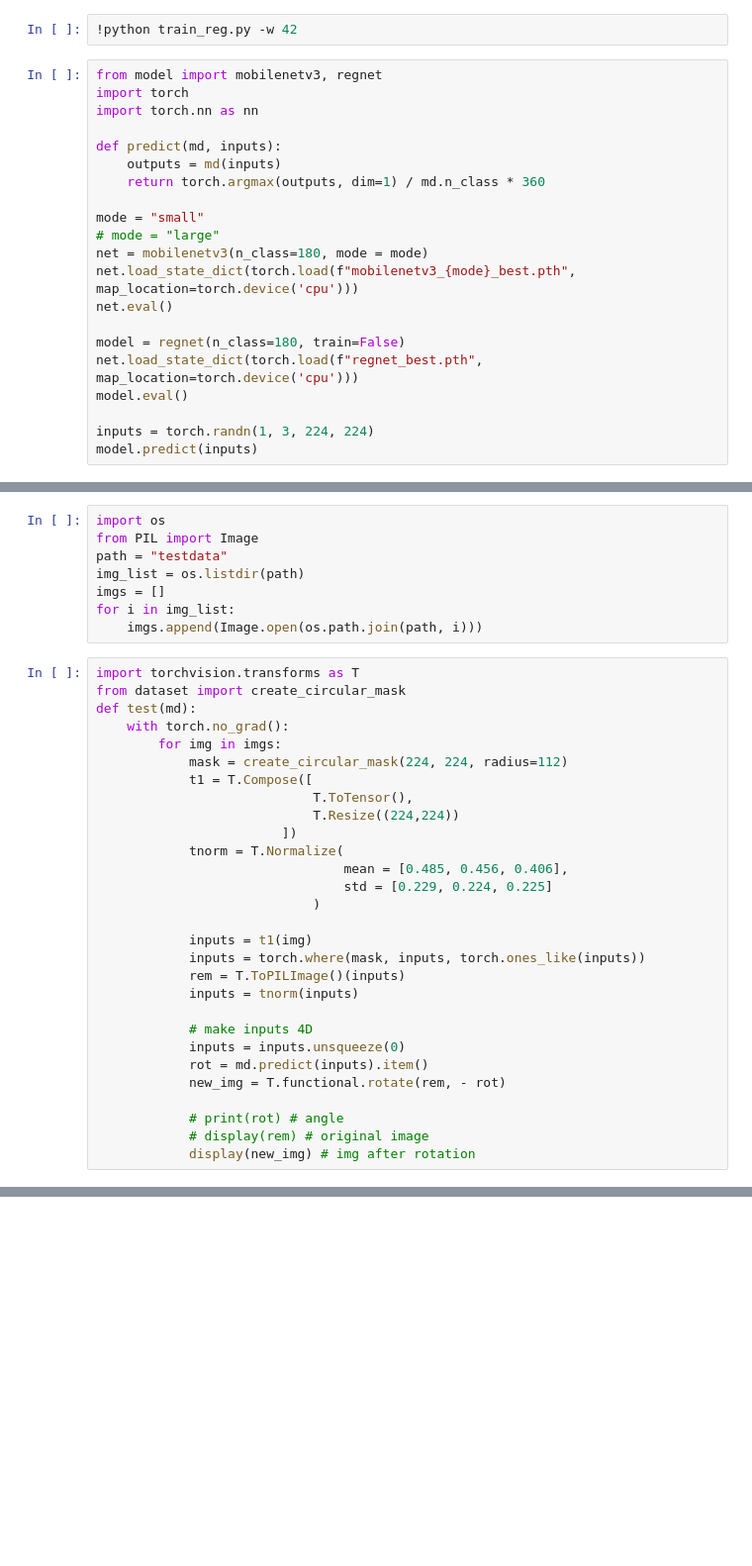
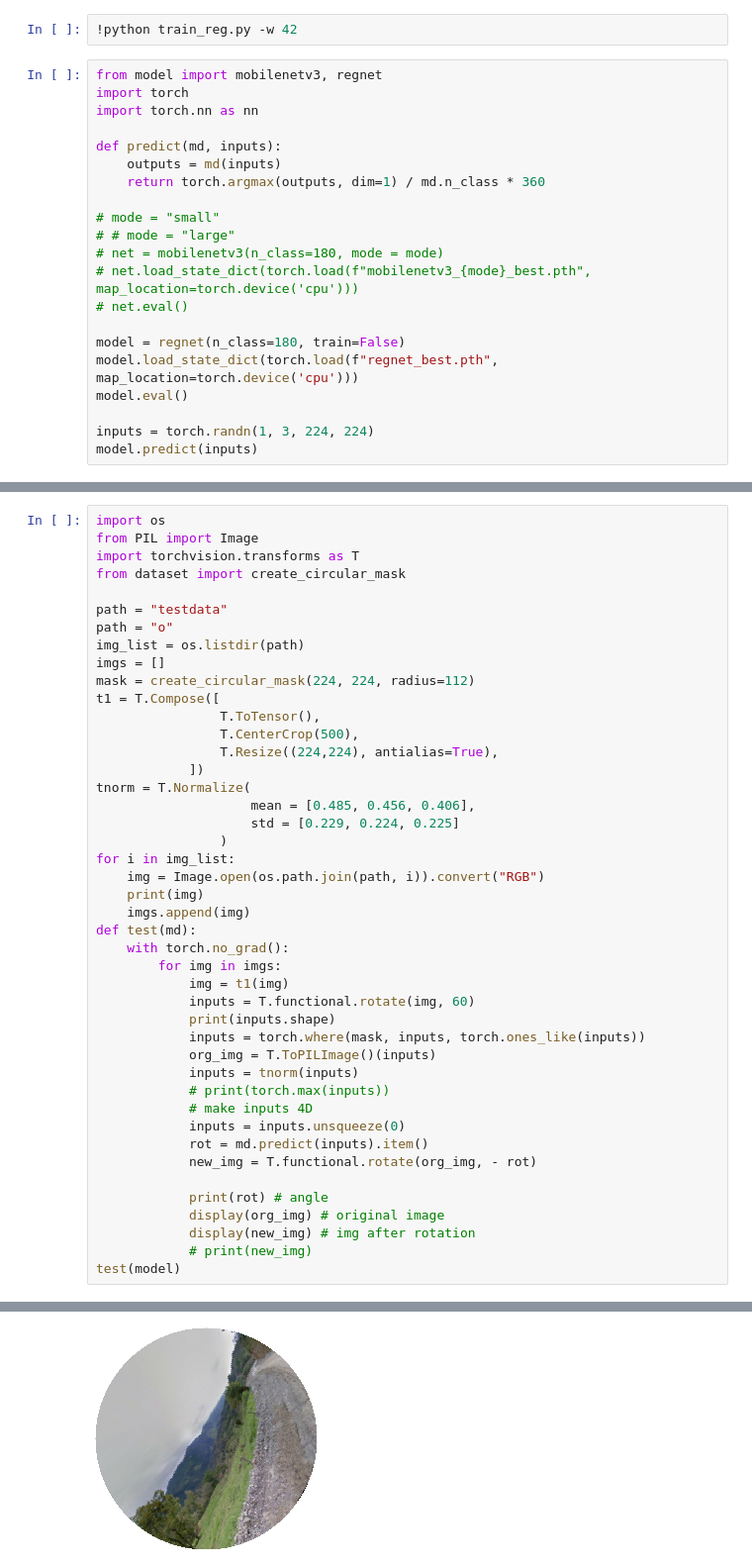
Before and after one commit to tic-top/rot, a Jupyter notebook: run.ipynb, the cells around one changed output, grey strips where cells are left out. Shown: that part at 99% size. Drawn from its saved outputs; the diff is of its cells as text; blank space fills up the shorter version.

```diff
--- a/run.ipynb
+++ b/run.ipynb
@@ -21,14 +18,14 @@ def predict(md, inputs):
     outputs = md(inputs)
     return torch.argmax(outputs, dim=1) / md.n_class * 360
 
-mode = "small"
-# mode = "large"
-net = mobilenetv3(n_class=180, mode = mode)
-net.load_state_dict(torch.load(f"mobilenetv3_{mode}_best.pth", map_location=torch.device('cpu')))
-net.eval()
+# mode = "small"
+# # mode = "large"
+# net = mobilenetv3(n_class=180, mode = mode)
+# net.load_state_dict(torch.load(f"mobilenetv3_{mode}_best.pth", map_location=torch.device('cpu')))
+# net.eval()
 
 model = regnet(n_class=180, train=False)
-net.load_state_dict(torch.load(f"regnet_best.pth", map_location=torch.device('cpu')))
+model.load_state_dict(torch.load(f"regnet_best.pth", map_location=torch.device('cpu')))
 model.eval()
 
 inputs = torch.randn(1, 3, 224, 224)
@@ -43,37 +40,45 @@ tensor([304.])
-# %%
-import os
-from PIL import Image
-path = "testdata"
-img_list = os.listdir(path)
-imgs = []
-for i in img_list:
-    imgs.append(Image.open(os.path.join(path, i)))
 # %%
+import os
+from PIL import Image
 import torchvision.transforms as T
 from dataset import create_circular_mask
+
+path = "testdata"
+path = "o"
+img_list = os.listdir(path)
+imgs = []
+mask = create_circular_mask(224, 224, radius=112)
+t1 = T.Compose([
+                T.ToTensor(),
+                T.CenterCrop(500),
+                T.Resize((224,224), antialias=True),
+            ])
+tnorm = T.Normalize(
+                    mean = [0.485, 0.456, 0.406],
+                    std = [0.229, 0.224, 0.225]
+                )
+for i in img_list:
+    img = Image.open(os.path.join(path, i)).convert("RGB")
+    print(img)
+    imgs.append(img)
 def test(md):
     with torch.no_grad():
         for img in imgs:
-            mask = create_circular_mask(224, 224, radius=112)
-            t1 = T.Compose([
-                            T.ToTensor(),
-                            T.Resize((224,224))
-                        ])
-            tnorm = T.Normalize(
-                                mean = [0.485, 0.456, 0.406],
-                                std = [0.229, 0.224, 0.225]
-                            )
-
-            inputs = t1(img)
+            img = t1(img)
+            inputs = T.functional.rotate(img, 60)
+            print(inputs.shape)
             inputs = torch.where(mask, inputs, torch.ones_like(inputs))
-            rem = T.ToPILImage()(inputs)
+            org_img = T.ToPILImage()(inputs)
             inputs = tnorm(inputs)
-
+            # print(torch.max(inputs))
             # make inputs 4D
             inputs = inputs.unsqueeze(0)
             rot = md.predict(inputs).item()
-            new_img = T.functional.rotate(rem, - rot)
+            new_img = T.functional.rotate(org_img, - rot)
 
-            # print(rot) # angle
-            # display(rem) # original image
+            print(rot) # angle
+            display(org_img) # original image
             display(new_img) # img after rotation
+            # print(new_img)
+test(model)
+# %% [output]
@@ -79,0 +89 @@ def test(md):
+[figure, added]
```
Also changed, not shown: parts of 5 cells of this notebook, 2 other files.
